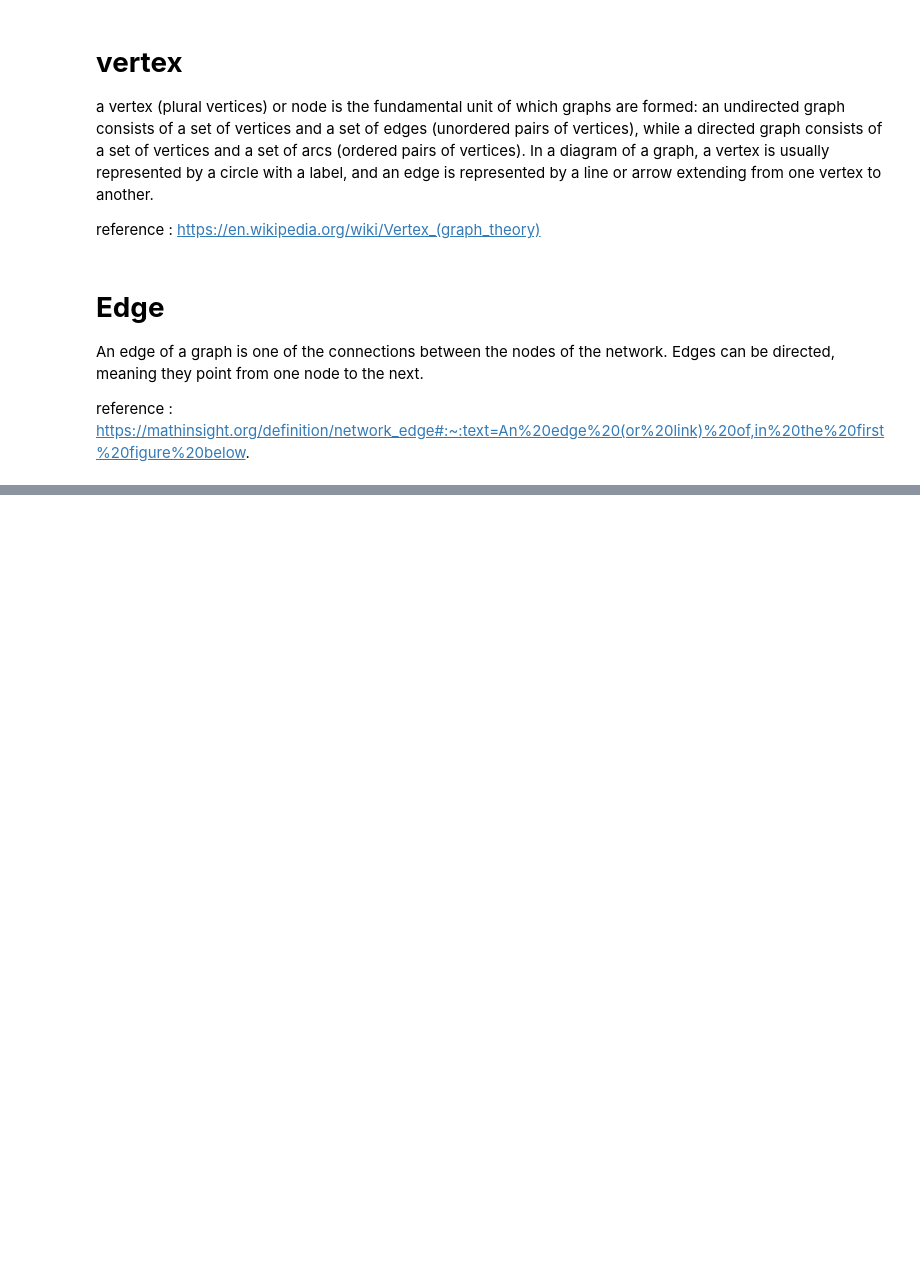
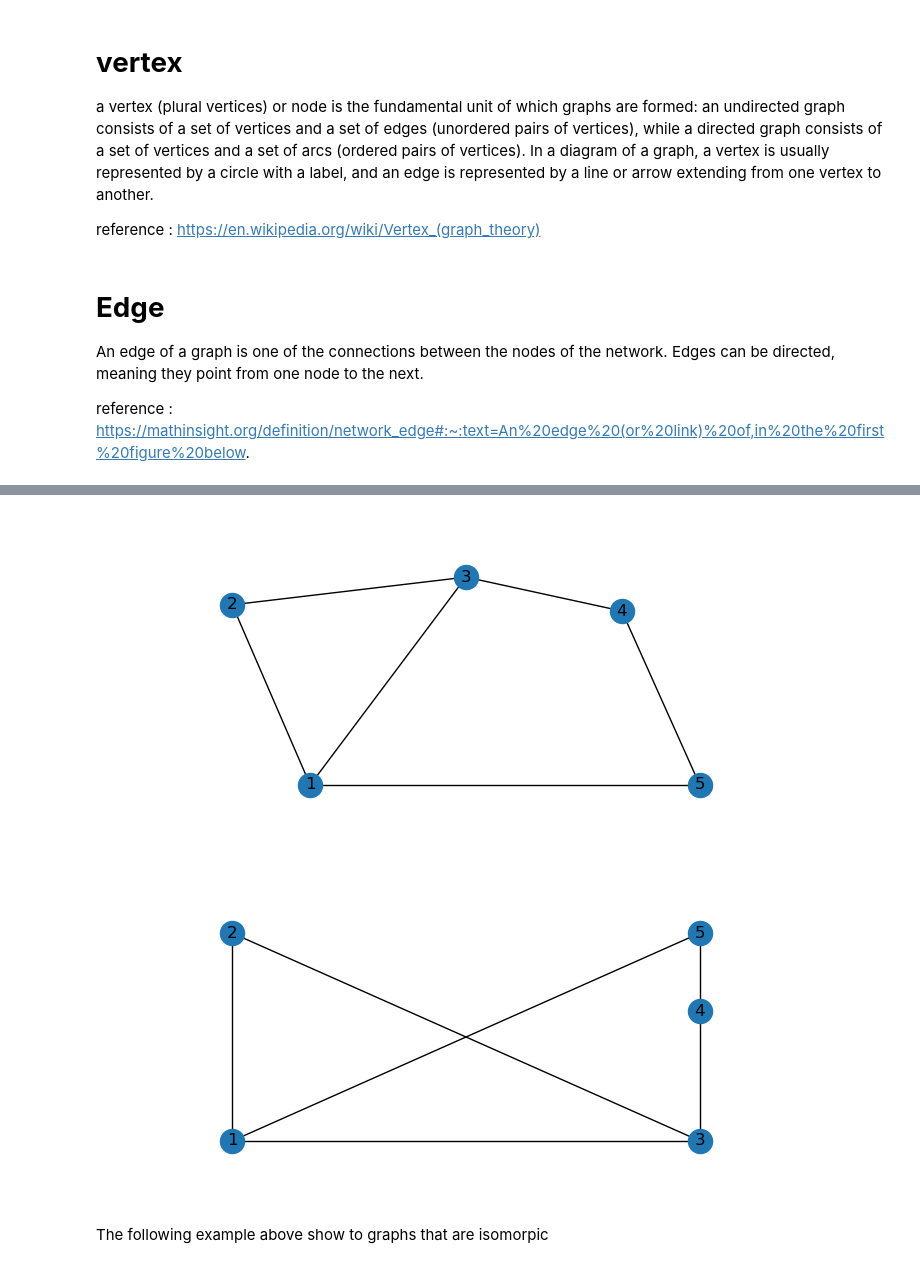
Before and after one commit to MatthewCorcoran/GraphTheoryProject, a Jupyter notebook: graph_isomorphism.ipynb, the cells around one changed output, grey strips where cells are left out. Saved outputs shown, nothing was run; the diff lists cells and outputs as text; code cells hidden in the pictures; blank space fills up the shorter version.

```diff
--- a/graph_isomorphism.ipynb
+++ b/graph_isomorphism.ipynb
@@ -70,0 +76,39 @@ reference : https://mathinsight.org/definition/network_edge#:~:text=An%20edge%20
+# %%
+G = nx.Graph()
+G.add_edge(1, 2)
+G.add_edge(1, 3)
+G.add_edge(1, 5)
+G.add_edge(2, 3)
+G.add_edge(3, 4)
+G.add_edge(4, 5)
+
+pos = {1: (0, -1), 2: (-1, 0.3), 3: (2, 0.5), 4: (4, 0.255), 5: (5, -1)}
+nx.draw_networkx(G, pos)
+
+ax = plt.gca()
+ax.margins(0.20)
+plt.axis("off")
+plt.show()
+
+
+
+G = nx.Graph()
+G.add_edge(1, 2)
+G.add_edge(1, 3)
+G.add_edge(1, 5)
+G.add_edge(2, 3)
+G.add_edge(3, 4)
+G.add_edge(4, 5)
+
+pos = {1: (0, 0), 2: (0, 0.8), 3: (2, 0), 4: (2, 0.5), 5: (2, 0.8)}
+nx.draw_networkx(G, pos)
+
+ax = plt.gca()
+ax.margins(0.20)
+plt.axis("off")
+plt.show()
+# %% [output]
+[figure, added]
+[figure, added]
+# %% [markdown]
+The following example above show to graphs that are isomorpic
```
Also changed, not shown: parts of 3 cells of this notebook.
